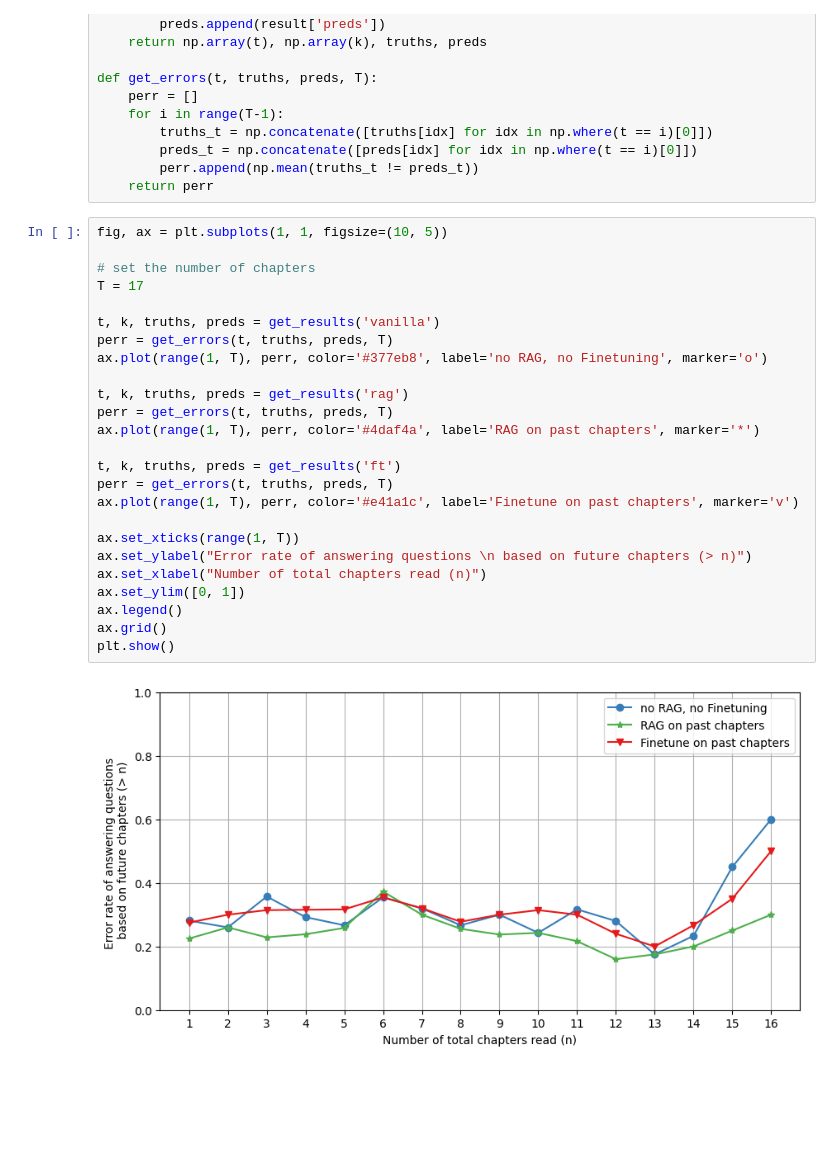
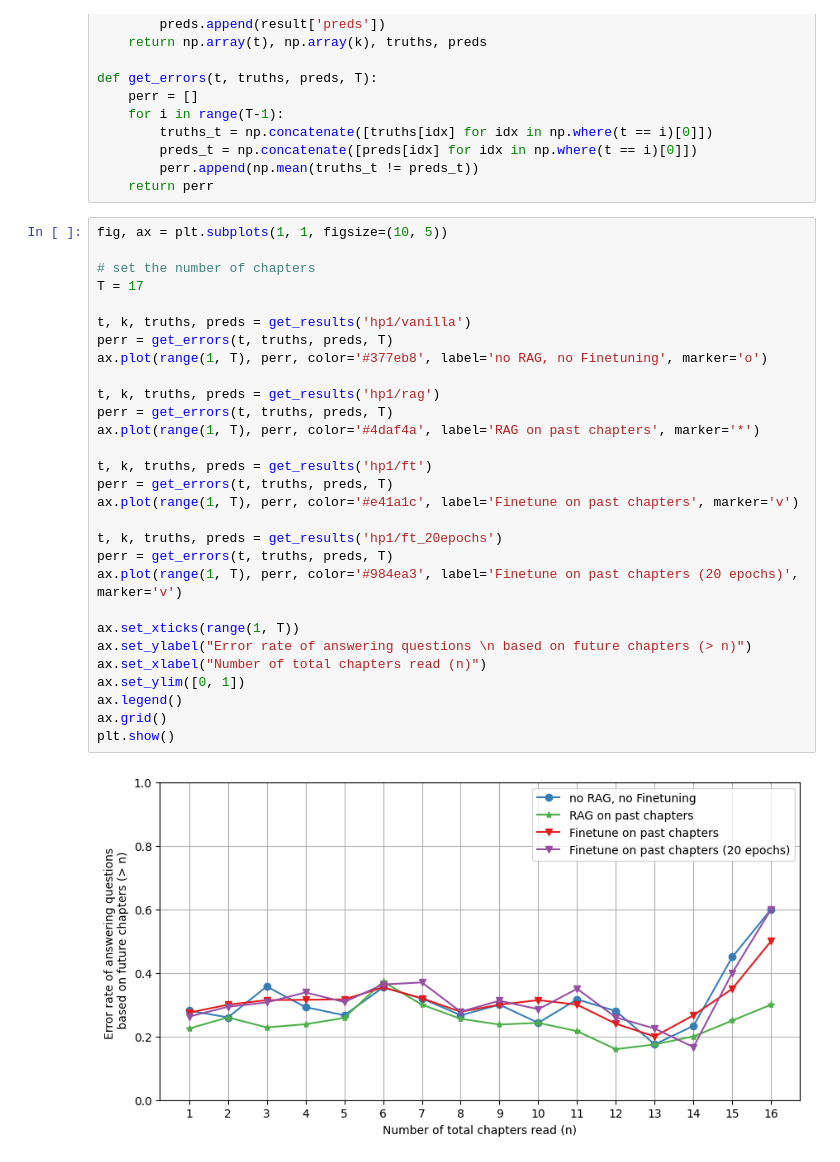
Before and after one commit to Laknath1996/RAG-exps, a Jupyter notebook: src/nb_figures.ipynb, the cells around one changed output. Drawn from its saved outputs; the diff is of its cells as text; blank space fills up the shorter version.

```diff
--- a/src/nb_figures.ipynb
+++ b/src/nb_figures.ipynb
@@ -120,27 +122,31 @@ def get_errors(t, truths, preds, T):
 # %%
 fig, ax = plt.subplots(1, 1, figsize=(10, 5))
 
 # set the number of chapters
 T = 17
 
-t, k, truths, preds = get_results('vanilla')
+t, k, truths, preds = get_results('hp1/vanilla')
 perr = get_errors(t, truths, preds, T)
 ax.plot(range(1, T), perr, color='#377eb8', label='no RAG, no Finetuning', marker='o')
 
-t, k, truths, preds = get_results('rag')
+t, k, truths, preds = get_results('hp1/rag')
 perr = get_errors(t, truths, preds, T)
 ax.plot(range(1, T), perr, color='#4daf4a', label='RAG on past chapters', marker='*')
 
-t, k, truths, preds = get_results('ft')
+t, k, truths, preds = get_results('hp1/ft')
 perr = get_errors(t, truths, preds, T)
 ax.plot(range(1, T), perr, color='#e41a1c', label='Finetune on past chapters', marker='v')
+
+t, k, truths, preds = get_results('hp1/ft_20epochs')
+perr = get_errors(t, truths, preds, T)
+ax.plot(range(1, T), perr, color='#984ea3', label='Finetune on past chapters (20 epochs)', marker='v')
 
 ax.set_xticks(range(1, T))
 ax.set_ylabel("Error rate of answering questions \n based on future chapters (> n)")
 ax.set_xlabel("Number of total chapters read (n)")
 ax.set_ylim([0, 1])
 ax.legend()
 ax.grid()
 plt.show()
 # %% [output]
-[figure, old version]
+[figure, new version]
```
Also changed, not shown: parts of 1 cell of this notebook, 9 other files.
